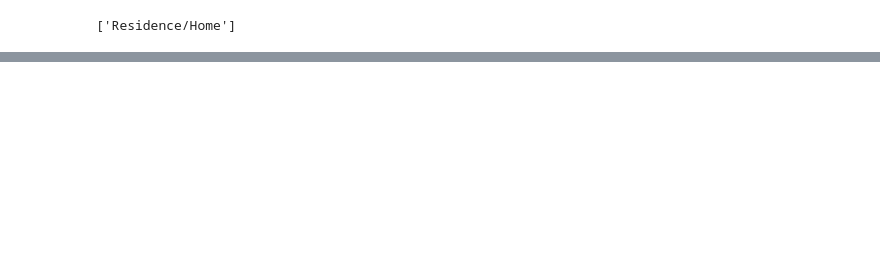
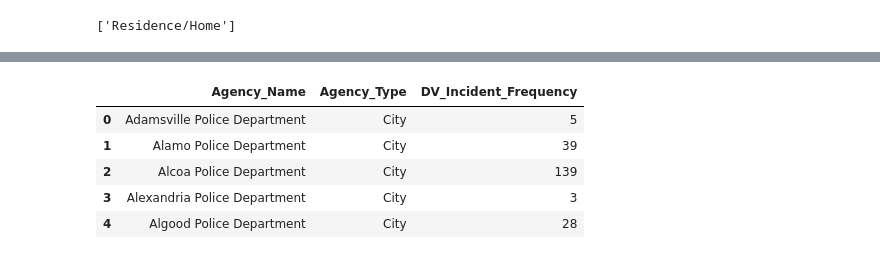
Before and after one commit to AlexMurphy-MTSU/Bureau_Analysis, a Jupyter notebook: Workspace/mart2_working.ipynb, the cells around one changed output, grey strips where cells are left out. Cells and saved outputs as stored; diff of their text form; code cells hidden in the pictures; blank space fills up the shorter version.

```diff
--- a/Workspace/mart2_working.ipynb
+++ b/Workspace/mart2_working.ipynb
@@ -121,0 +149,6 @@ by_county.head()
+# %%
+by_agency = mart2_df.groupby(['Agency_Name']).count()
+by_agency.reset_index(drop=False, inplace=True)
+by_agency.drop(['Incident_Key','Incident_Date','County', 'Primary_Location'], axis=1, inplace=True)
+by_agency.rename({'Weight':'DV_Incident_Frequency'}, axis=1, inplace=True)
+by_agency.head()
@@ -121,0 +162,21 @@ by_county.head()
+# %%
+def city_or_county(x):
+    if 'County' in x:
+        return 'County'
+    elif 'Air' in x:
+        return 'Airport'
+    elif ' College' in x or 'University' in x:
+        return 'College/Univerity'
+    else:
+        return 'City'
+
+by_agency['Agency_Type'] = by_agency.Agency_Name.apply(city_or_county)
+by_agency = by_agency[['Agency_Name','Agency_Type','DV_Incident_Frequency']]
+by_agency.head()
+# %% [output]
+|  | Agency_Name | Agency_Type | DV_Incident_Frequency |
+| 0 | Adamsville Police Department | City | 5 |
+| 1 | Alamo Police Department | City | 39 |
+| 2 | Alcoa Police Department | City | 139 |
+| 3 | Alexandria Police Department | City | 3 |
+| 4 | Algood Police Department | City | 28 |
```
Also changed, not shown: parts of 19 cells of this notebook, 3 other files.
